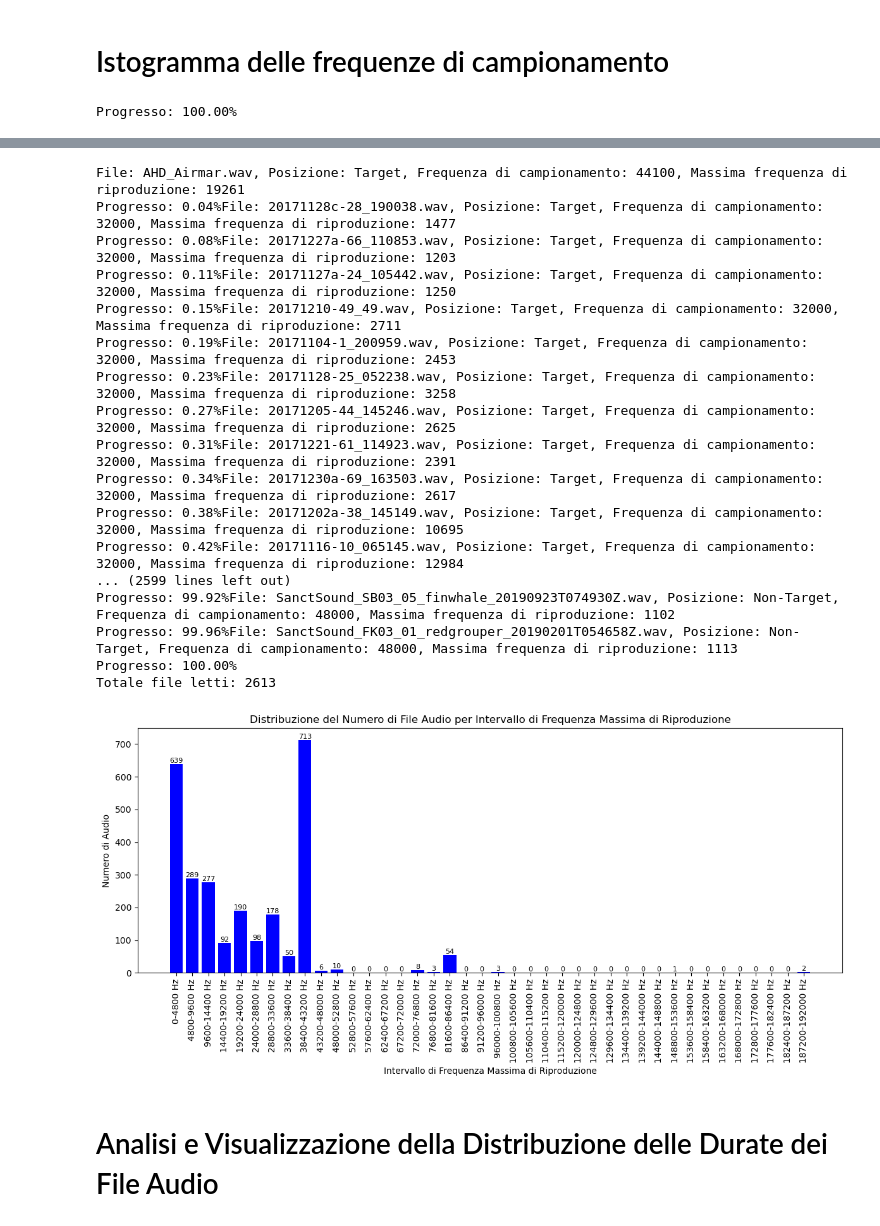
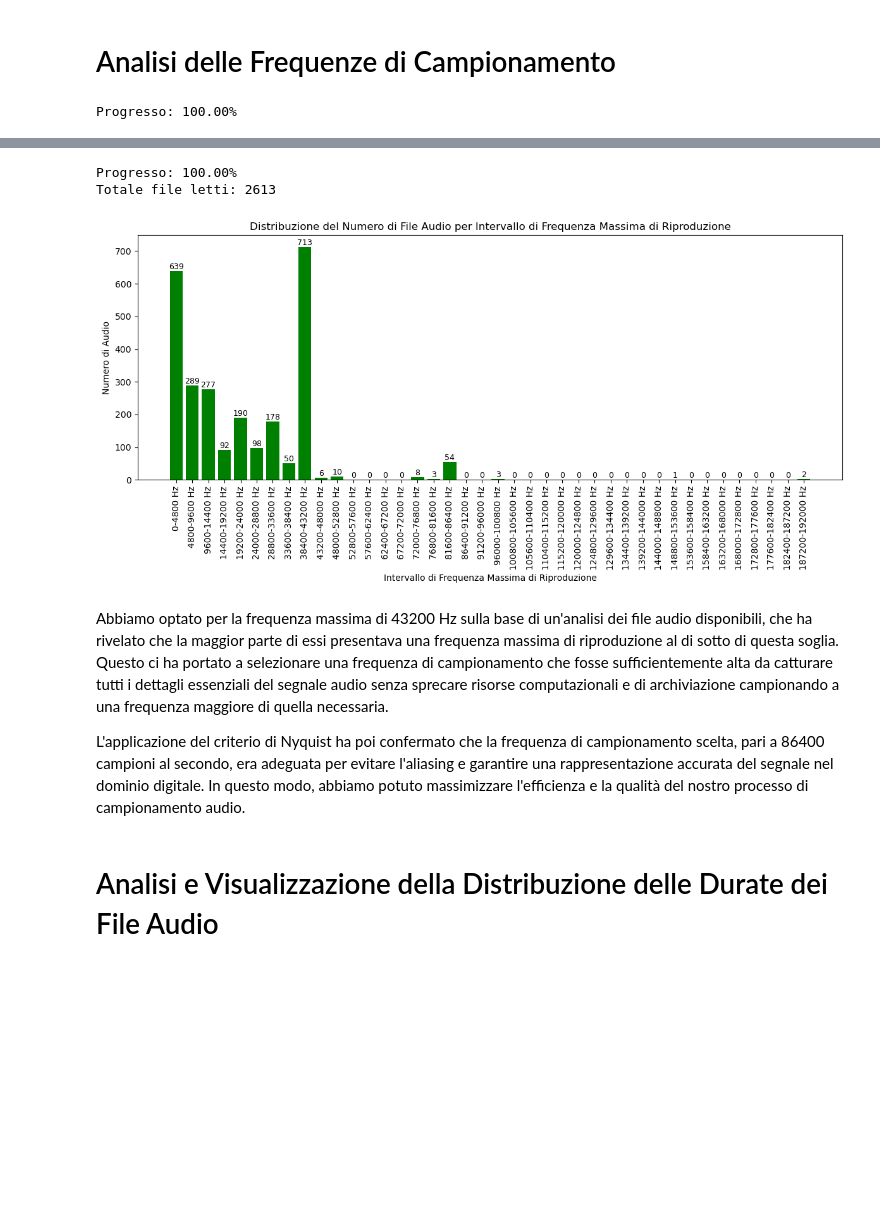
Before and after one commit to IreneGaita/UnderwaterSoundsClassification, a Jupyter notebook: AnalisiPreprocessing.ipynb, the cells around one changed output, grey strips where cells are left out. Drawn from its saved outputs; the diff is of its cells as text; code cells hidden in the pictures; blank space fills up the shorter version.

```diff
--- a/AnalisiPreprocessing.ipynb
+++ b/AnalisiPreprocessing.ipynb
@@ -1,7 +1,7 @@
 # %%
 %matplotlib inline
 # %% [markdown]
-# Istogramma delle frequenze di campionamento
+# Analisi  delle Frequenze di Campionamento
 # %%
 from Set_Data.Lettura_Freq import conteggio_frequenze_campionamento
 import matplotlib.pyplot as plt
@@ -38,8 +38,49 @@ plt.ylim(0, max_audio_number * 1.1)  # Aumenta l'asse y del 10%
 # Aggiungi annotazioni sopra le barre
 for bar, audio_count in zip(bars, sorted_audio_numbers):
     plt.text(bar.get_x() + bar.get_width() / 2, bar.get_height(), str(audio_count),
-             ha='center', va='bottom', color='black')
+             ha='center', va='bottom', color='black',fontsize=7)
 
 plt.show()  # Mostra il grafico
+
+import matplotlib.pyplot as plt
+from Set_Data.Lettura_Freq import conteggio_massime_frequenze_riproduzione
+
+# Ottieni il dizionario con il conteggio delle frequenze massime di riproduzione
+max_frequency_counter = conteggio_massime_frequenze_riproduzione()
+
+# Trova la massima frequenza massima di riproduzione tra tutti i file audio
+max_playback_frequency = max(max_frequency_counter.keys())
+
+# Definisci il numero di intervalli di frequenza desiderati
+num_intervals = 40
+
+# Calcola l'ampiezza di ciascun intervallo di frequenza
+frequency_step = max_playback_frequency / num_intervals
+
+# Inizializza il dizionario per contare il numero di file audio per ciascun intervallo di frequenza
+frequency_counts = {f'{i * frequency_step:.0f}-{(i + 1) * frequency_step:.0f} Hz': 0 for i in range(num_intervals)}
+
+# Aggiorna il conteggio dei file audio per ciascun intervallo di frequenza
+for frequency, count in max_frequency_counter.items():
+    interval = min(int(frequency / frequency_step), num_intervals - 1)  # Assicura che non superi il numero massimo di intervalli
+    interval_key = f'{interval * frequency_step:.0f}-{(interval + 1) * frequency_step:.0f} Hz'
+    frequency_counts[interval_key] += count
+
+# Crea il grafico a barre
+plt.figure(figsize=(12, 6))
+bars = plt.bar(frequency_counts.keys(), frequency_counts.values(), color='green')
+
+# Aggiungi l'annotazione del testo sopra ciascuna barra
+for bar, count in zip(bars, frequency_counts.values()):
+    plt.text(bar.get_x() + bar.get_width() / 2, bar.get_height(), str(count),
+             ha='center', va='bottom', fontsize=9, color='black')
+
+# Personalizza l'aspetto del grafico
+plt.xlabel('Intervallo di Frequenza Massima di Riproduzione')
+plt.ylabel('Numero di Audio')
+plt.title(f'Distribuzione del Numero di File Audio per Intervallo di Frequenza Massima di Riproduzione')
+plt.xticks(rotation=90)
+plt.tight_layout()
+plt.show()
 # %% [output]
 Progresso: 100.00%
@@ -47,21 +88,10 @@ Progresso: 100.00%
-File: AHD_Airmar.wav, Posizione: Target, Frequenza di campionamento: 44100, Massima frequenza di riproduzione: 19261
-Progresso: 0.04%File: 20171128c-28_190038.wav, Posizione: Target, Frequenza di campionamento: 32000, Massima frequenza di riproduzione: 1477
-Progresso: 0.08%File: 20171227a-66_110853.wav, Posizione: Target, Frequenza di campionamento: 32000, Massima frequenza di riproduzione: 1203
-Progresso: 0.11%File: 20171127a-24_105442.wav, Posizione: Target, Frequenza di campionamento: 32000, Massima frequenza di riproduzione: 1250
-Progresso: 0.15%File: 20171210-49_49.wav, Posizione: Target, Frequenza di campionamento: 32000, Massima frequenza di riproduzione: 2711
-Progresso: 0.19%File: 20171104-1_200959.wav, Posizione: Target, Frequenza di campionamento: 32000, Massima frequenza di riproduzione: 2453
-Progresso: 0.23%File: 20171128-25_052238.wav, Posizione: Target, Frequenza di campionamento: 32000, Massima frequenza di riproduzione: 3258
-Progresso: 0.27%File: 20171205-44_145246.wav, Posizione: Target, Frequenza di campionamento: 32000, Massima frequenza di riproduzione: 2625
-Progresso: 0.31%File: 20171221-61_114923.wav, Posizione: Target, Frequenza di campionamento: 32000, Massima frequenza di riproduzione: 2391
-Progresso: 0.34%File: 20171230a-69_163503.wav, Posizione: Target, Frequenza di campionamento: 32000, Massima frequenza di riproduzione: 2617
-Progresso: 0.38%File: 20171202a-38_145149.wav, Posizione: Target, Frequenza di campionamento: 32000, Massima frequenza di riproduzione: 10695
-Progresso: 0.42%File: 20171116-10_065145.wav, Posizione: Target, Frequenza di campionamento: 32000, Massima frequenza di riproduzione: 12984
-... (2599 lines left out)
-Progresso: 99.92%File: SanctSound_SB03_05_finwhale_20190923T074930Z.wav, Posizione: Non-Target, Frequenza di campionamento: 48000, Massima frequenza di riproduzione: 1102
-Progresso: 99.96%File: SanctSound_FK03_01_redgrouper_20190201T054658Z.wav, Posizione: Non-Target, Frequenza di campionamento: 48000, Massima frequenza di riproduzione: 1113
 Progresso: 100.00%
 Totale file letti: 2613
-[figure, old version]
+[figure, new version]
+# %% [markdown]
+Abbiamo optato per la frequenza massima di 43200 Hz sulla base di un'analisi dei file audio disponibili, che ha rivelato che la maggior parte di essi presentava una frequenza massima di riproduzione al di sotto di questa soglia. Questo ci ha portato a selezionare una frequenza di campionamento che fosse sufficientemente alta da catturare tutti i dettagli essenziali del segnale audio senza sprecare risorse computazionali e di archiviazione campionando a una frequenza maggiore di quella necessaria.
+
+L'applicazione del criterio di Nyquist ha poi confermato che la frequenza di campionamento scelta, pari a 86400 campioni al secondo, era adeguata per evitare l'aliasing e garantire una rappresentazione accurata del segnale nel dominio digitale. In questo modo, abbiamo potuto massimizzare l'efficienza e la qualità del nostro processo di campionamento audio.
 # %% [markdown]
 # Analisi e Visualizzazione della Distribuzione delle Durate dei File Audio
 # %%
```
Also changed, not shown: parts of 11 cells of this notebook, 1 other file.
